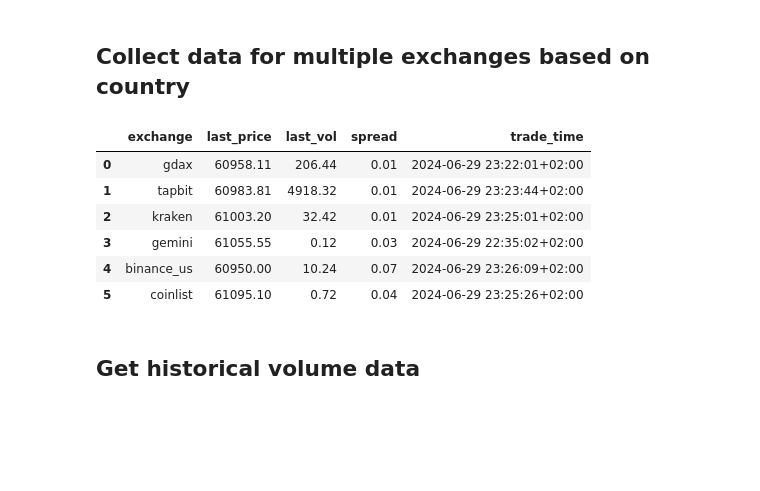
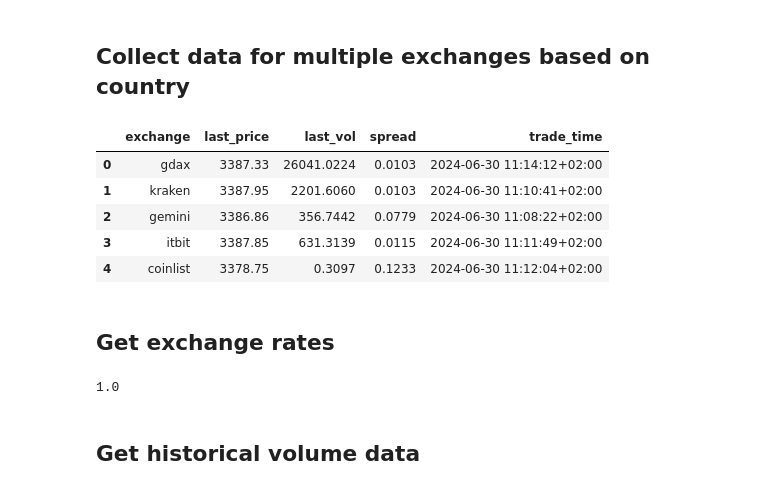
Before and after one commit to vnegi10/Crypto_arbitrage_bot, a Jupyter notebook: Arbitrage_bot.ipynb, the cells around one changed output. Cells and saved outputs as stored; diff of their text form; code cells hidden in the pictures; blank space fills up the shorter version.

Commit message:
Get curr. ex. rate

```diff
--- a/Arbitrage_bot.ipynb
+++ b/Arbitrage_bot.ipynb
@@ -199,13 +199,14 @@ def get_trade_exchange_per_country(country,
 
     return pd.DataFrame(ex_all)
 # %%
-df_ex_all = get_trade_exchange_per_country("United States", "BTC", "USDT")
+df_ex_all = get_trade_exchange_per_country("United States", "ETH", "USD")
 df_ex_all
 # %% [output]
 |  | exchange | last_price | last_vol | spread | trade_time |
-| 0 | gdax | 60958.11 | 206.44 | 0.01 | 2024-06-29 23:22:01+02:00 |
-| 1 | tapbit | 60983.81 | 4918.32 | 0.01 | 2024-06-29 23:23:44+02:00 |
-| 2 | kraken | 61003.20 | 32.42 | 0.01 | 2024-06-29 23:25:01+02:00 |
-| 3 | gemini | 61055.55 | 0.12 | 0.03 | 2024-06-29 22:35:02+02:00 |
-| 4 | binance_us | 60950.00 | 10.24 | 0.07 | 2024-06-29 23:26:09+02:00 |
-| 5 | coinlist | 61095.10 | 0.72 | 0.04 | 2024-06-29 23:25:26+02:00 |
+| 0 | gdax | 3387.33 | 26041.0224 | 0.0103 | 2024-06-30 11:14:12+02:00 |
+| 1 | kraken | 3387.95 | 2201.6060 | 0.0103 | 2024-06-30 11:10:41+02:00 |
+| 2 | gemini | 3386.86 | 356.7442 | 0.0779 | 2024-06-30 11:08:22+02:00 |
+| 3 | itbit | 3387.85 | 631.3139 | 0.0115 | 2024-06-30 11:11:49+02:00 |
+| 4 | coinlist | 3378.75 | 0.3097 | 0.1233 | 2024-06-30 11:12:04+02:00 |
+# %% [markdown]
+## Get exchange rates
@@ -212,3 +228,7 @@ df_ex_all
+# %%
+get_exchange_rate("")
+# %% [output]
+1.0
 # %% [markdown]
 ## Get historical volume data
 # %%
```
Also changed, not shown: parts of 2 cells of this notebook.
